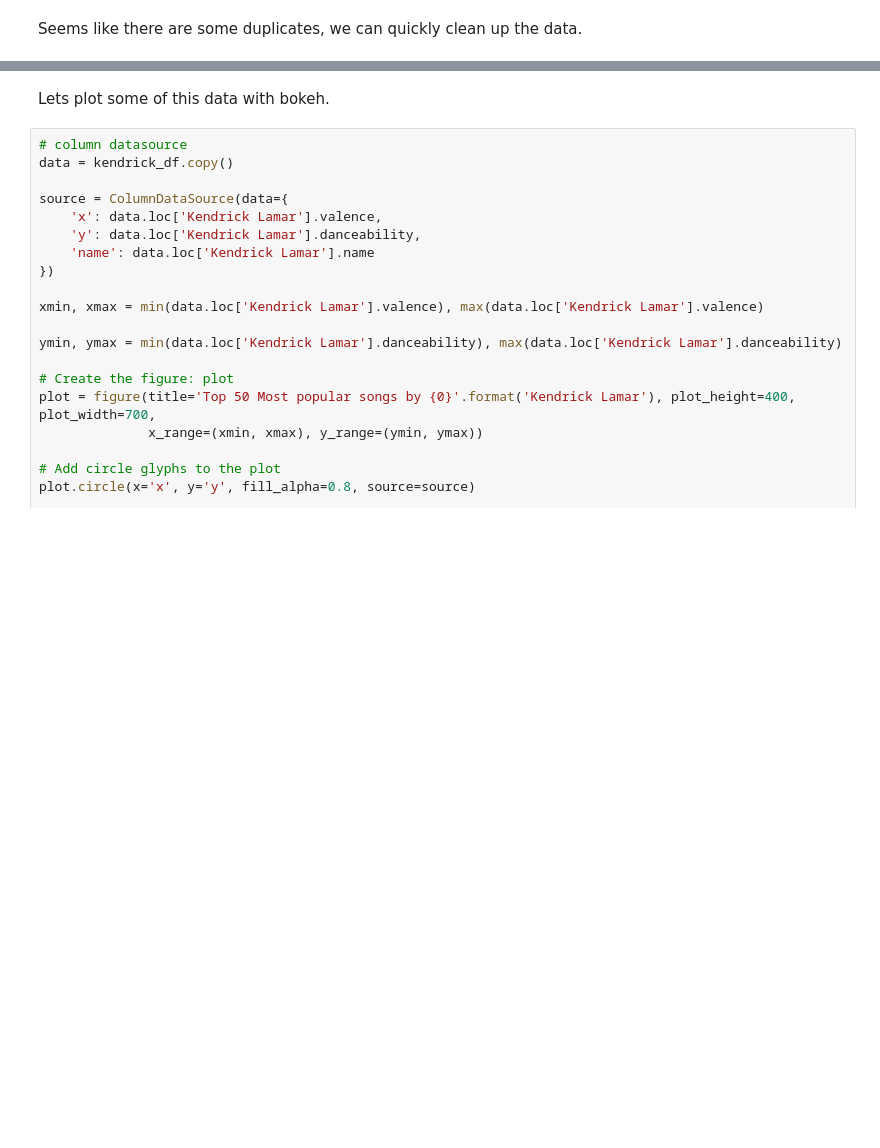
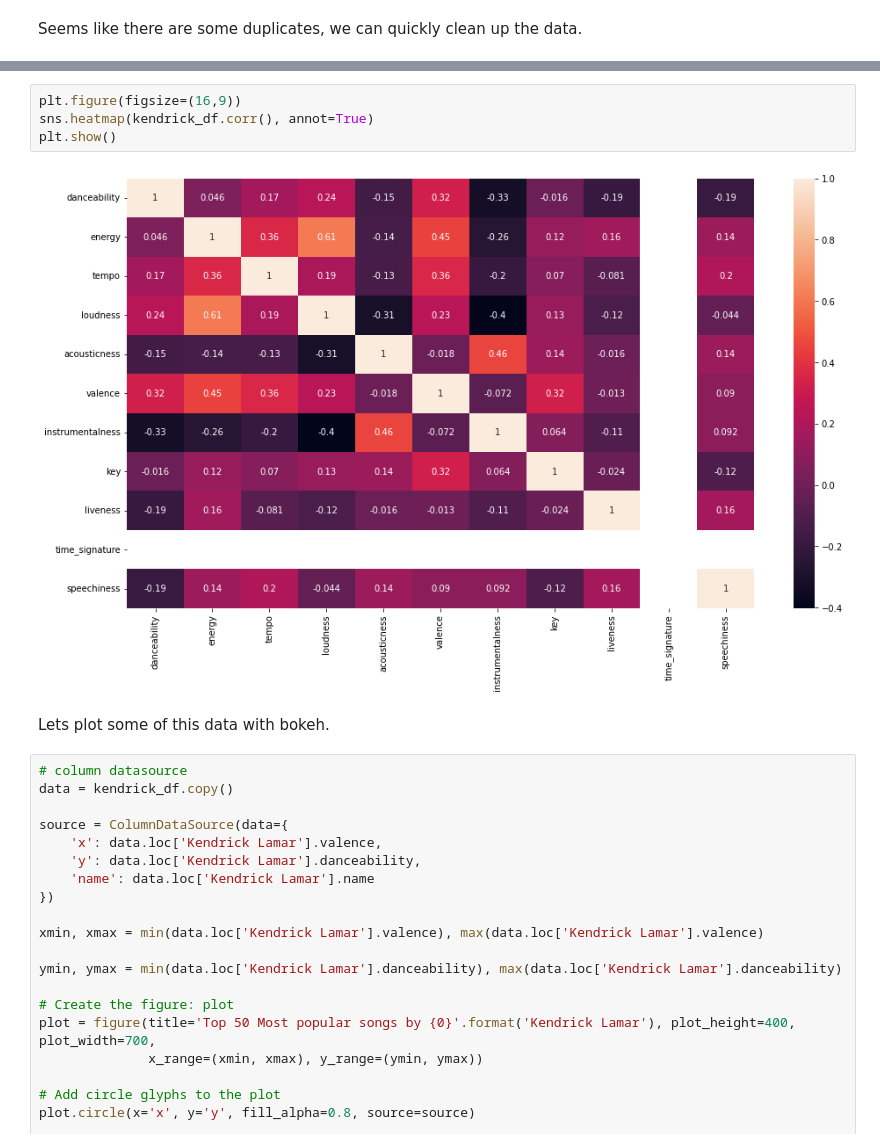
Before and after one commit to rmavlingcar/spotify-sentiment-analysis, a Jupyter notebook: sentiment-analysis-spotify.ipynb, the cells around one changed output, grey strips where cells are left out. Saved outputs shown, nothing was run; the diff lists cells and outputs as text; blank space fills up the shorter version.

Commit message:
Correlation heatmap added

```diff
--- a/sentiment-analysis-spotify.ipynb
+++ b/sentiment-analysis-spotify.ipynb
@@ -117,6 +119,12 @@ kendrick_df.sort_values('valence')
 | Kendrick Lamar | LOVE. FEAT. ZACARI. | 0.800 | 0.585 | 126.058 | -7.343 | 0.264000 | 0.7790 | 0.000000 | 10 | ... |
 | Kendrick Lamar | Fight the Feeling | 0.569 | 0.881 | 148.067 | -5.873 | 0.111000 | 0.8110 | 0.000000 | 11 | ... |
 | Kendrick Lamar | HUMBLE. - SKRILLEX REMIX | 0.901 | 0.934 | 150.037 | -2.345 | 0.007940 | 0.8680 | 0.000077 | 11 | ... |
+# %%
+plt.figure(figsize=(16,9))
+sns.heatmap(kendrick_df.corr(), annot=True)
+plt.show()
+# %% [output]
+[figure, added]
 # %% [markdown]
 Lets plot some of this data with bokeh.
 # %%
```
Also changed, not shown: parts of 4 cells of this notebook, 1 other file.
